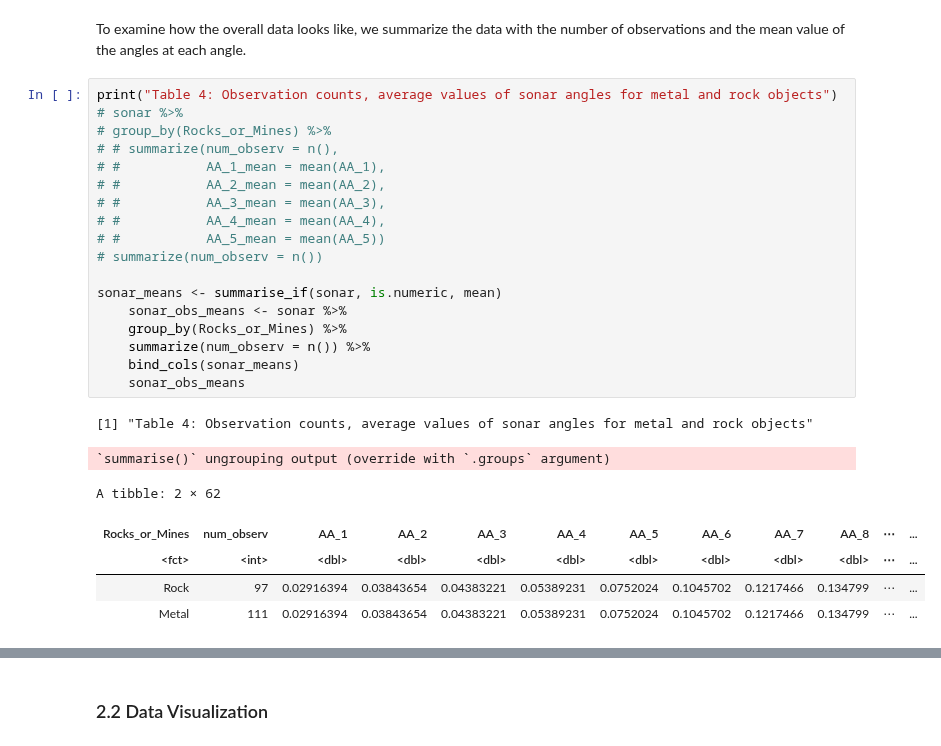
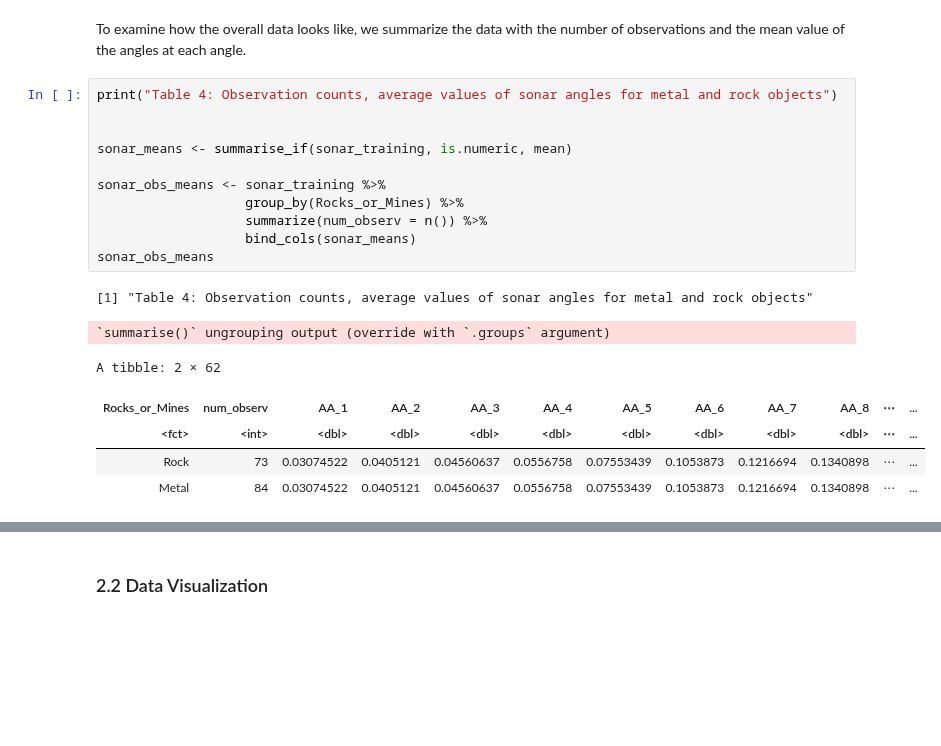
Before and after one commit to m2icocoa/group_project_team_6, a Jupyter notebook: proposal.ipynb, the cells around one changed output, grey strips where cells are left out. Cells and saved outputs as stored; diff of their text form; blank space fills up the shorter version.

```diff
--- a/proposal.ipynb
+++ b/proposal.ipynb
@@ -119,27 +119,20 @@ By looking at Table 1,2 and 3, all the columns except Rocks_or_Mines are numeric
 To examine how the overall data looks like, we summarize the data with the number of observations and the mean value of the angles at each angle.
 # %%
 print("Table 4: Observation counts, average values of sonar angles for metal and rock objects")
-# sonar %>%
-# group_by(Rocks_or_Mines) %>%
-# # summarize(num_observ = n(),
-# #           AA_1_mean = mean(AA_1),
-# #           AA_2_mean = mean(AA_2),
-# #           AA_3_mean = mean(AA_3),
-# #           AA_4_mean = mean(AA_4),
-# #           AA_5_mean = mean(AA_5))
-# summarize(num_observ = n())
 
-sonar_means <- summarise_if(sonar, is.numeric, mean)
-    sonar_obs_means <- sonar %>%
-    group_by(Rocks_or_Mines) %>%
-    summarize(num_observ = n()) %>%
-    bind_cols(sonar_means)
-    sonar_obs_means
+
+sonar_means <- summarise_if(sonar_training, is.numeric, mean)
+
+sonar_obs_means <- sonar_training %>%
+                   group_by(Rocks_or_Mines) %>%
+                   summarize(num_observ = n()) %>%
+                   bind_cols(sonar_means)
+sonar_obs_means
 # %% [output]
 [1] "Table 4: Observation counts, average values of sonar angles for metal and rock objects"
 `summarise()` ungrouping output (override with `.groups` argument)
 A tibble: 2 × 62
 | Rocks_or_Mines | num_observ | AA_1 | AA_2 | AA_3 | AA_4 | AA_5 | AA_6 | AA_7 | AA_8 | ⋯ | ... |
 | <fct> | <int> | <dbl> | <dbl> | <dbl> | <dbl> | <dbl> | <dbl> | <dbl> | <dbl> | ⋯ | ... |
-| Rock | 97 | 0.02916394 | 0.03843654 | 0.04383221 | 0.05389231 | 0.0752024 | 0.1045702 | 0.1217466 | 0.134799 | ⋯ | ... |
-| Metal | 111 | 0.02916394 | 0.03843654 | 0.04383221 | 0.05389231 | 0.0752024 | 0.1045702 | 0.1217466 | 0.134799 | ⋯ | ... |
+| Rock | 73 | 0.03074522 | 0.0405121 | 0.04560637 | 0.0556758 | 0.07553439 | 0.1053873 | 0.1216694 | 0.1340898 | ⋯ | ... |
+| Metal | 84 | 0.03074522 | 0.0405121 | 0.04560637 | 0.0556758 | 0.07553439 | 0.1053873 | 0.1216694 | 0.1340898 | ⋯ | ... |
```
Also changed, not shown: parts of 10 cells of this notebook.
